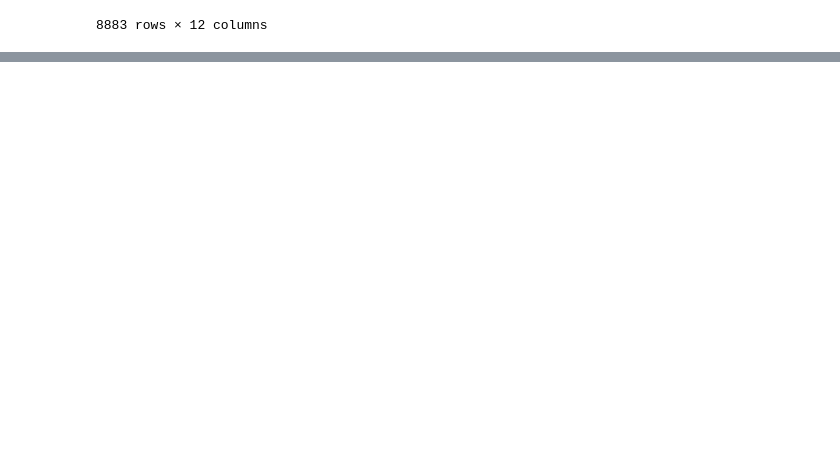
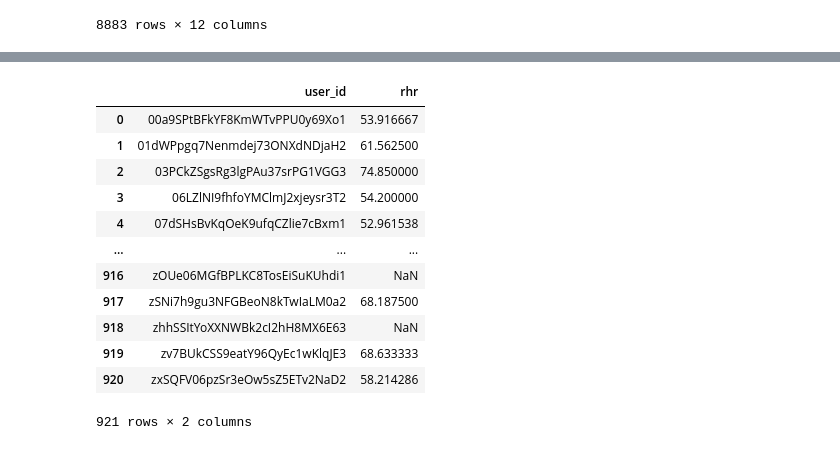
Before and after one commit to Unluckystrawberry/AI-group-E, a Jupyter notebook: data_reading.ipynb, the cells around one changed output, grey strips where cells are left out. Saved outputs shown, nothing was run; the diff lists cells and outputs as text; code cells hidden in the pictures; blank space fills up the shorter version.

```diff
--- a/data_reading.ipynb
+++ b/data_reading.ipynb
@@ -349,0 +338,25 @@ data_2_4
+# %%
+random_days = np.random.randint(60, 70, size=len(date_merged_1and9))
+random_timedelta = pd.TimedeltaIndex(random_days, unit='d')
+date_merged_1and9['non-Covid'] = date_merged_1and9['date_illness'] - random_timedelta
+date_merged_1and9['difference-non'] = (date_merged_1and9['dateTime'] - date_merged_1and9['non-Covid']).dt.days
+date_merged_1and9_rhr_non = date_merged_1and9[(date_merged_1and9['difference-non'] > -8) & (date_merged_1and9['difference-non'] < 8)]
+df_grouped_rhr_non = date_merged_1and9_rhr_non.groupby('user_id')
+df_mean_rhr_non = df_grouped_rhr_non['rhr'].mean()
+df_result_rhr_non = df_mean_rhr_non.reset_index()
+# %%
+df_result_rhr_non
+# %% [output]
+|  | user_id | rhr |
+| 0 | 00a9SPtBFkYF8KmWTvPPU0y69Xo1 | 53.916667 |
+| 1 | 01dWPpgq7Nenmdej73ONXdNDjaH2 | 61.562500 |
+| 2 | 03PCkZSgsRg3lgPAu37srPG1VGG3 | 74.850000 |
+| 3 | 06LZlNI9fhfoYMClmJ2xjeysr3T2 | 54.200000 |
+| 4 | 07dSHsBvKqOeK9ufqCZlie7cBxm1 | 52.961538 |
+| ... | ... | ... |
+| 916 | zOUe06MGfBPLKC8TosEiSuKUhdi1 | NaN |
+| 917 | zSNi7h9gu3NFGBeoN8kTwIaLM0a2 | 68.187500 |
+| 918 | zhhSSItYoXXNWBk2cI2hH8MX6E63 | NaN |
+| 919 | zv7BUkCSS9eatY96QyEc1wKlqJE3 | 68.633333 |
+| 920 | zxSQFV06pzSr3eOw5sZ5ETv2NaD2 | 58.214286 |
+921 rows × 2 columns
```
Also changed, not shown: parts of 8 cells of this notebook.
